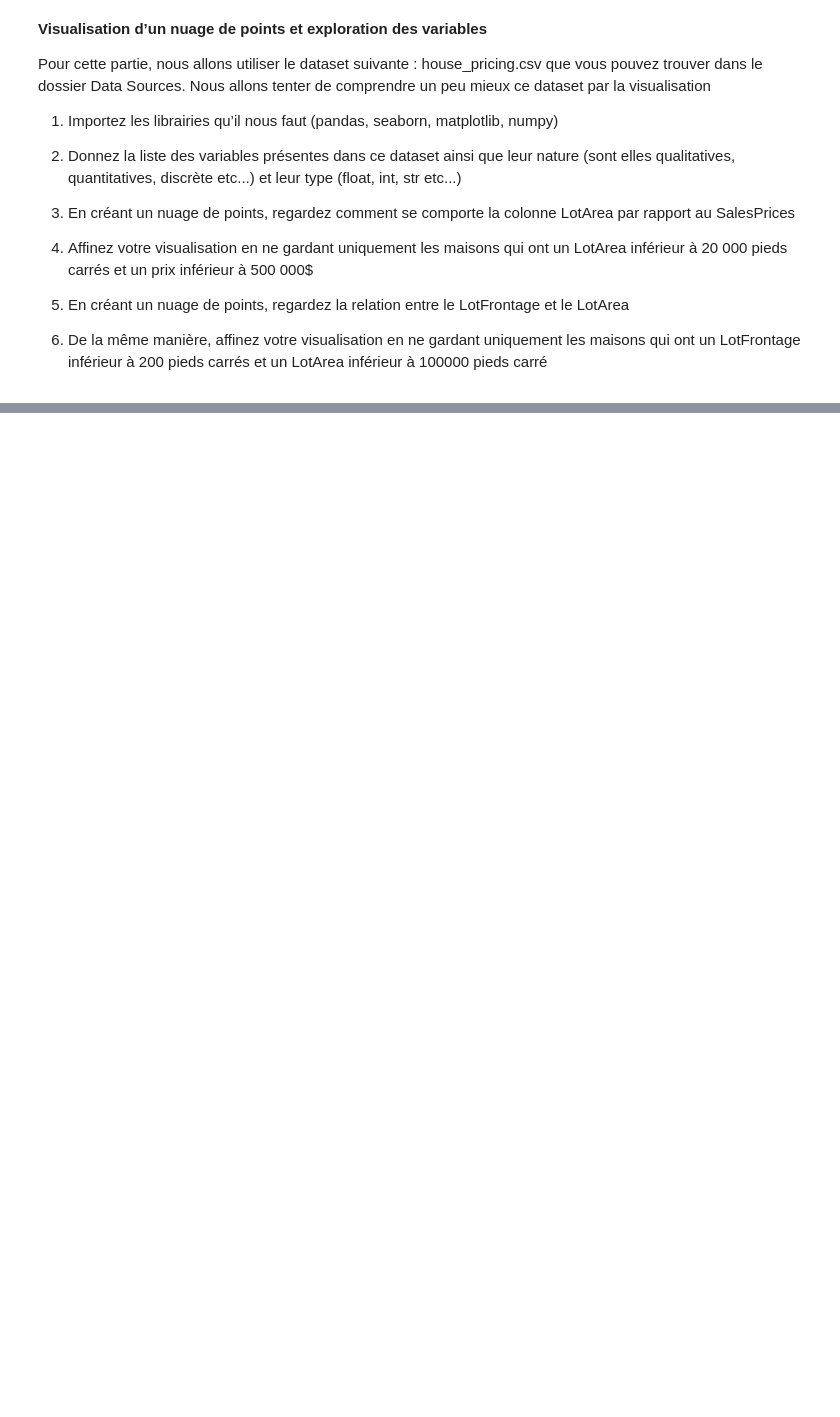
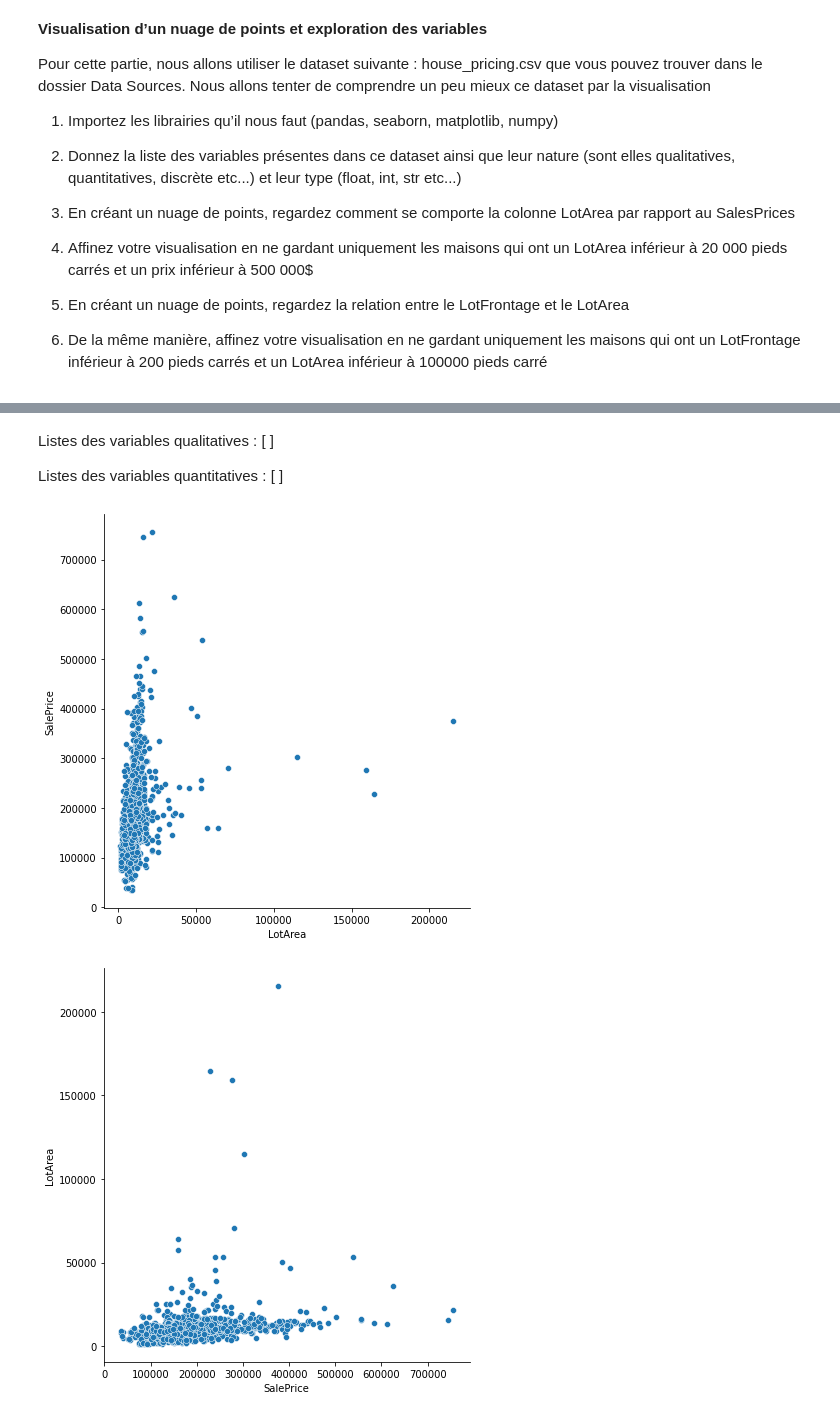
Before and after one commit to tekebim/exo-algo, a Jupyter notebook: Data_Visualisation_Statistiques_Descriptives.ipynb, the cells around one changed output, grey strips where cells are left out. Cells and saved outputs as stored; diff of their text form; code cells hidden in the pictures; blank space fills up the shorter version.

```diff
--- a/Data_Visualisation_Statistiques_Descriptives.ipynb
+++ b/Data_Visualisation_Statistiques_Descriptives.ipynb
@@ -32,10 +30,8 @@ import matplotlib.pyplot as plt
 from google.colab import drive
 drive.mount('/content/gdrive', force_remount=True)
 root_path = 'gdrive/My Drive/Colab Notebooks'
-data = pd.read_csv(root_path+'/data/sales_predictions.csv', sep=',')
+data = pd.read_csv(root_path+'/data/house_pricing.csv', sep=',')
 
-# data.head()
-# 2/ list all informations from data file (name, type)
-data.info()
+data.head()
 # %% [output]
 Mounted at /content/gdrive
@@ -54,0 +66,13 @@ memory usage: 134.4+ MB
+# %% [markdown]
+Listes des variables qualitatives :
+[  ]
+
+Listes des variables quantitatives :
+[ ]
+# %%
+# 3) En créant un nuage de points, regardez comment se comporte la colonne LotArea par rapport au SalesPrices
+sns.relplot(x="LotArea", y="SalePrice", data = data, height=6);
+sns.relplot(x="SalePrice", y="LotArea", data = data, height=6);
+# %% [output]
+[figure, added]
+[figure, added]
```
Also changed, not shown: parts of 42 cells of this notebook.
